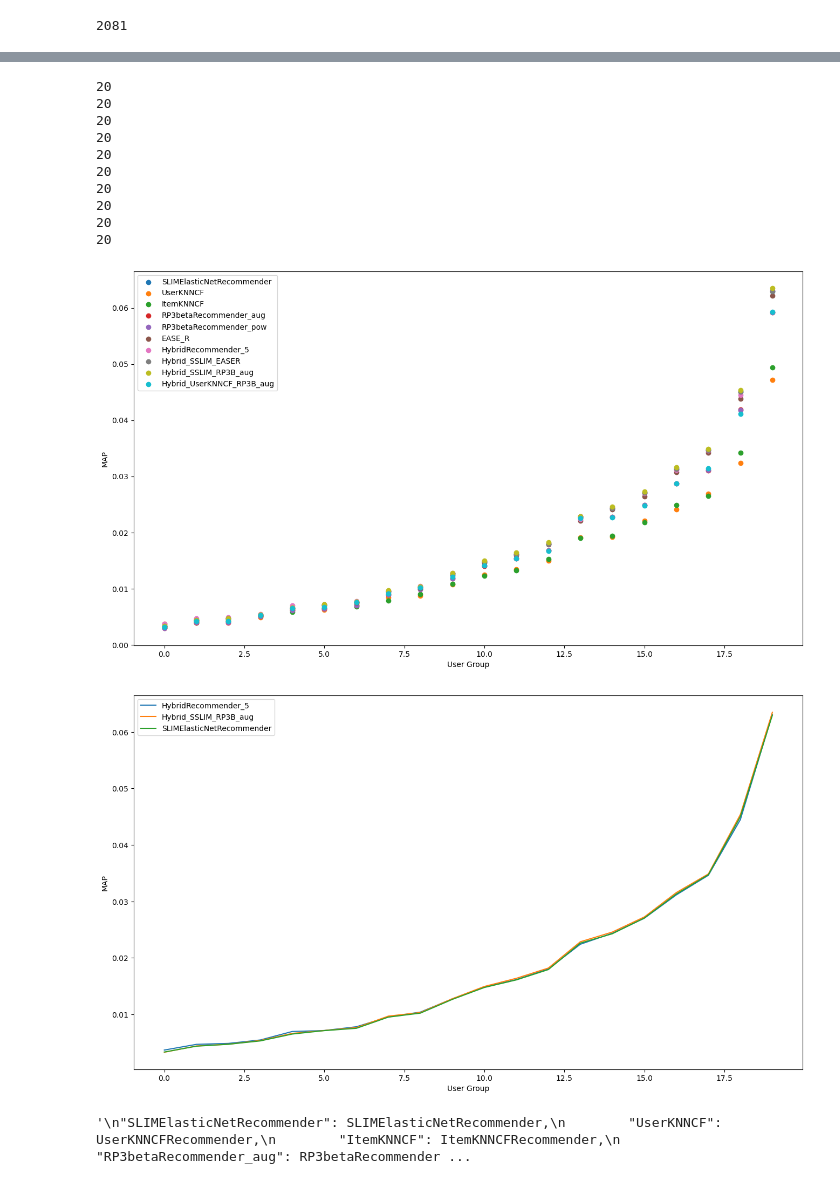
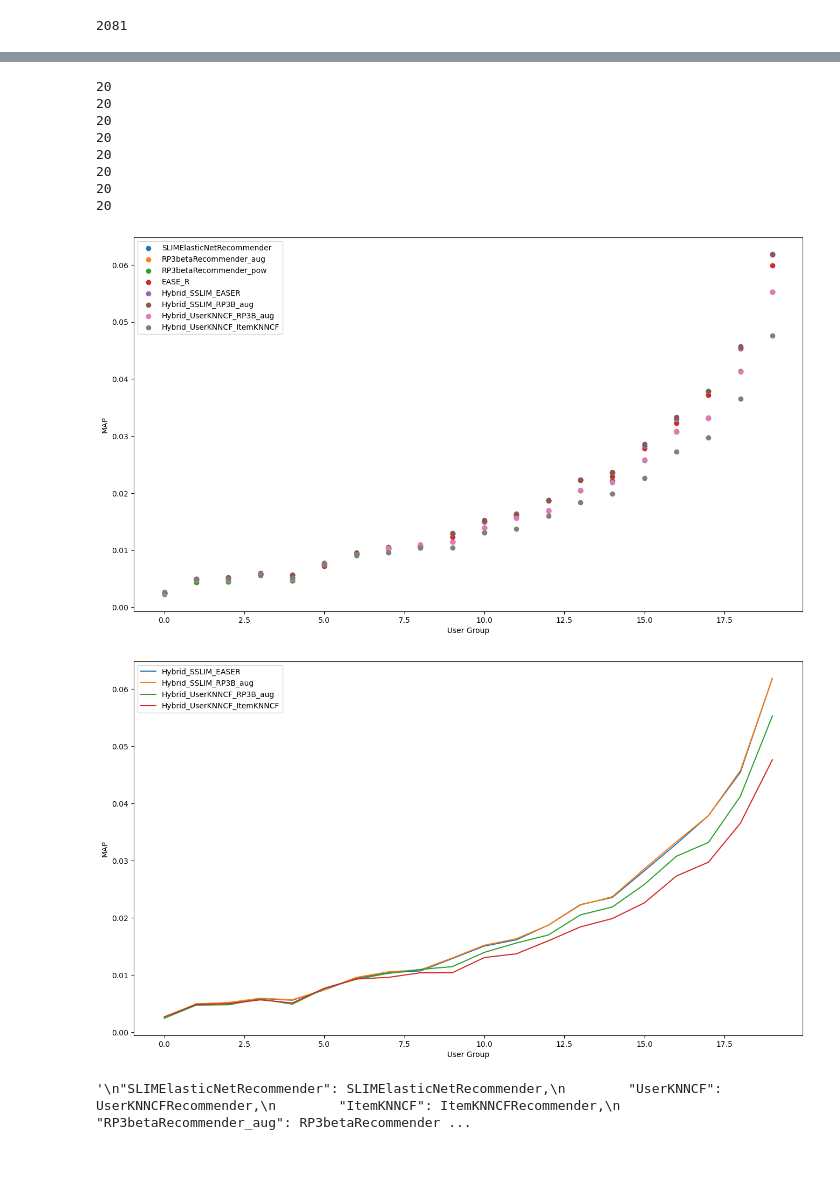
Before and after one commit to francesco-mattioli/rec-sys-challenge-Polimi, a Jupyter notebook: Hybrid_user_wise.ipynb, the cells around one changed output, grey strips where cells are left out. Cells and saved outputs as stored; diff of their text form; code cells hidden in the pictures.

Commit message:
fixed user wise

```diff
--- a/Hybrid_user_wise.ipynb
+++ b/Hybrid_user_wise.ipynb
@@ -179,7 +179,7 @@ for label, recommender_class in collaborative_recommender_class.items():
 
     elif label == "Hybrid_UserKNNCF_ItemKNNCF":
             recommender_object = recommender_class(URM_train_aug, URM_train_pow, UserKNNCF, ItemKNNCF)
-            recommender_object.fit(UserKNNCF_weight= 0.03661957054894694, ItemKNNCF= 0.10080088393558931)
+            recommender_object.fit(UserKNNCF_weight= 0.03661957054894694, ItemKNNCF_weight= 0.10080088393558931)
 
     else:
         recommender_object = recommender_class(URM_train_aug)
@@ -258,9 +272,10 @@ import matplotlib.pyplot as plt
 
 _ = plt.figure(figsize=(16, 9))
 for label, recommender in recommender_object_dict.items():
-    results = MAP_recommender_per_group[label]
-    plt.scatter(x=np.arange(0,len(results)), y=results, label=label)
-    print(len(results))
+    if label != "HybridRecommender_5":
+        results = MAP_recommender_per_group[label]
+        plt.scatter(x=np.arange(0,len(results)), y=results, label=label)
+        print(len(results))
 plt.ylabel('MAP')
 plt.xlabel('User Group')
 plt.legend()
@@ -274,35 +289,35 @@ plt.show()
 20
 20
 20
-20
-20
-[figure, old version]
+[figure, new version]
 # %%
 import matplotlib.pyplot as pyplot
 %matplotlib inline
 _ = plt.figure(figsize=(16, 9))
 
-results = MAP_recommender_per_group["HybridRecommender_5"]
-pyplot.plot(np.arange(0,len(results)),results, label="HybridRecommender_5")
+results = MAP_recommender_per_group["Hybrid_SSLIM_EASER"]
+pyplot.plot(np.arange(0,len(results)),results, label="Hybrid_SSLIM_EASER")
 results = MAP_recommender_per_group["Hybrid_SSLIM_RP3B_aug"]
 pyplot.plot(np.arange(0,len(results)),results, label="Hybrid_SSLIM_RP3B_aug")
-results = MAP_recommender_per_group["SLIMElasticNetRecommender"]
-pyplot.plot(np.arange(0,len(results)),results, label="SLIMElasticNetRecommender")
+results = MAP_recommender_per_group["Hybrid_UserKNNCF_RP3B_aug"]
+pyplot.plot(np.arange(0,len(results)),results, label="Hybrid_UserKNNCF_RP3B_aug")
+results = MAP_recommender_per_group["Hybrid_UserKNNCF_ItemKNNCF"]
+pyplot.plot(np.arange(0,len(results)),results, label="Hybrid_UserKNNCF_ItemKNNCF")
 pyplot.ylabel('MAP')
 pyplot.xlabel('User Group')
 pyplot.legend()
 pyplot.show()
 
 '''
 "SLIMElasticNetRecommender": SLIMElasticNetRecommender,
         "UserKNNCF": UserKNNCFRecommender,
         "ItemKNNCF": ItemKNNCFRecommender,
         "RP3betaRecommender_aug": RP3betaRecommender,
         "RP3betaRecommender_pow": RP3betaRecommender,
         "EASE_R": EASE_R_Recommender,
         "HybridRecommender_5" : HybridRecommender_5,
         "Hybrid_SSLIM_EASER": Hybrid_SSLIM_EASER,
 '''
 # %% [output]
-[figure, old version]
+[figure, new version]
 '\n"SLIMElasticNetRecommender": SLIMElasticNetRecommender,\n        "UserKNNCF": UserKNNCFRecommender,\n        "ItemKNNCF": ItemKNNCFRecommender,\n        "RP3betaRecommender_aug": RP3betaRecommender ...
```
Also changed, not shown: parts of 7 cells of this notebook.
